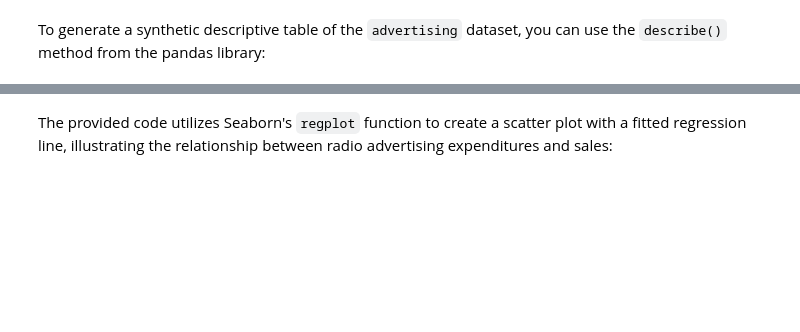
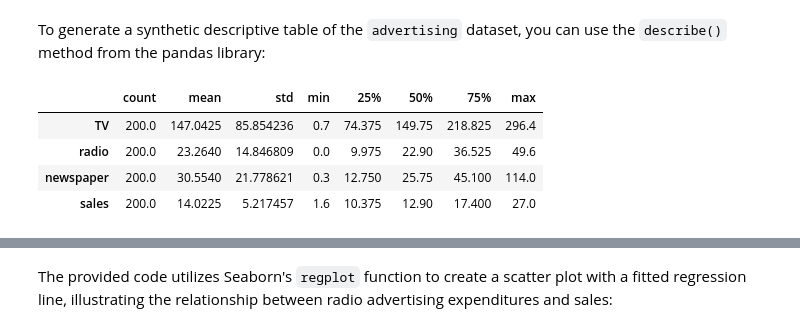
Before and after one commit to vincenzorrei/EDU-LinearRegression, a Jupyter notebook: advertisement.ipynb, the cells around one changed output, grey strips where cells are left out. Cells and saved outputs as stored; diff of their text form; code cells hidden in the pictures; blank space fills up the shorter version.

```diff
--- a/advertisement.ipynb
+++ b/advertisement.ipynb
@@ -32,7 +44,13 @@ advertising.head()
 To generate a synthetic descriptive table of the `advertising` dataset, you can use the `describe()` method from the pandas library:
 # %%
 # Generate descriptive statistics of the advertising dataset
-advertising.describe()
+advertising.describe().T
+# %% [output]
+|  | count | mean | std | min | 25% | 50% | 75% | max |
+| TV | 200.0 | 147.0425 | 85.854236 | 0.7 | 74.375 | 149.75 | 218.825 | 296.4 |
+| radio | 200.0 | 23.2640 | 14.846809 | 0.0 | 9.975 | 22.90 | 36.525 | 49.6 |
+| newspaper | 200.0 | 30.5540 | 21.778621 | 0.3 | 12.750 | 25.75 | 45.100 | 114.0 |
+| sales | 200.0 | 14.0225 | 5.217457 | 1.6 | 10.375 | 12.90 | 17.400 | 27.0 |
 # %%
 # Correlation matrix
 correlation_matrix = advertising.corr()
```
Also changed, not shown: parts of 11 cells of this notebook, 1 other file.
